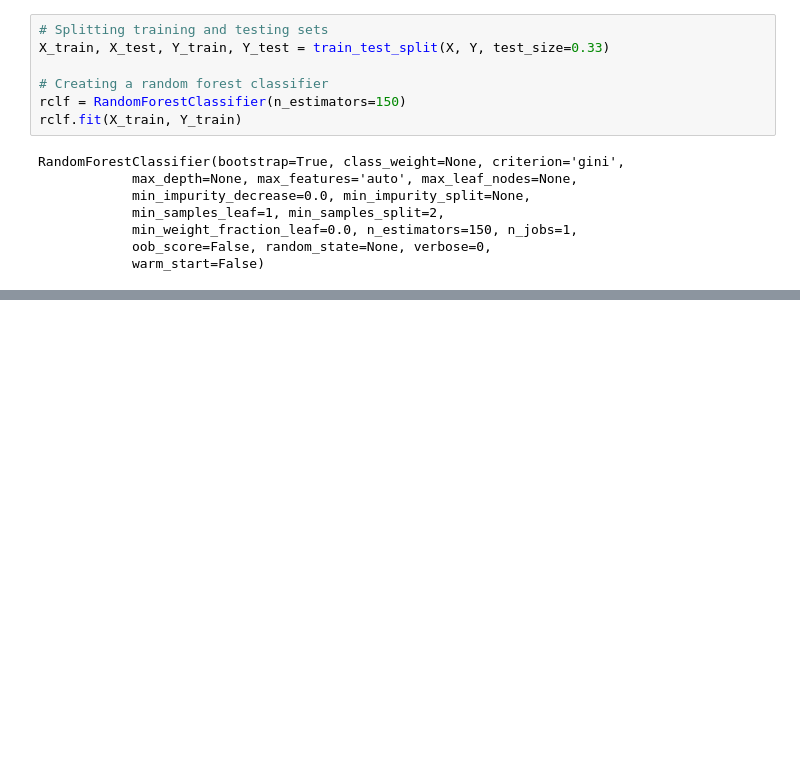
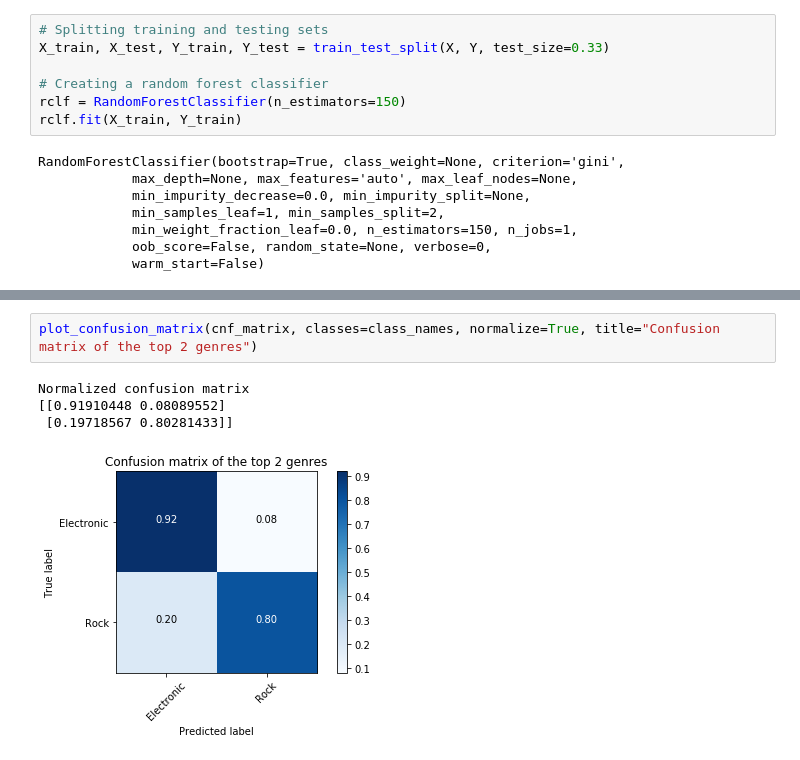
Before and after one commit to TunerFish/Classifier, a Jupyter notebook: Genre_classifier2.ipynb, the cells around one changed output, grey strips where cells are left out. Saved outputs shown, nothing was run; the diff lists cells and outputs as text; blank space fills up the shorter version.

```diff
--- a/Genre_classifier2.ipynb
+++ b/Genre_classifier2.ipynb
@@ -70,0 +193,7 @@ rclf.score(X_test, Y_test)
+# %%
+plot_confusion_matrix(cnf_matrix, classes=class_names, normalize=True, title="Confusion matrix of the top 2 genres")
+# %% [output]
+Normalized confusion matrix
+[[0.91910448 0.08089552]
+ [0.19718567 0.80281433]]
+[figure, added]
```
Also changed, not shown: parts of 18 cells of this notebook.
